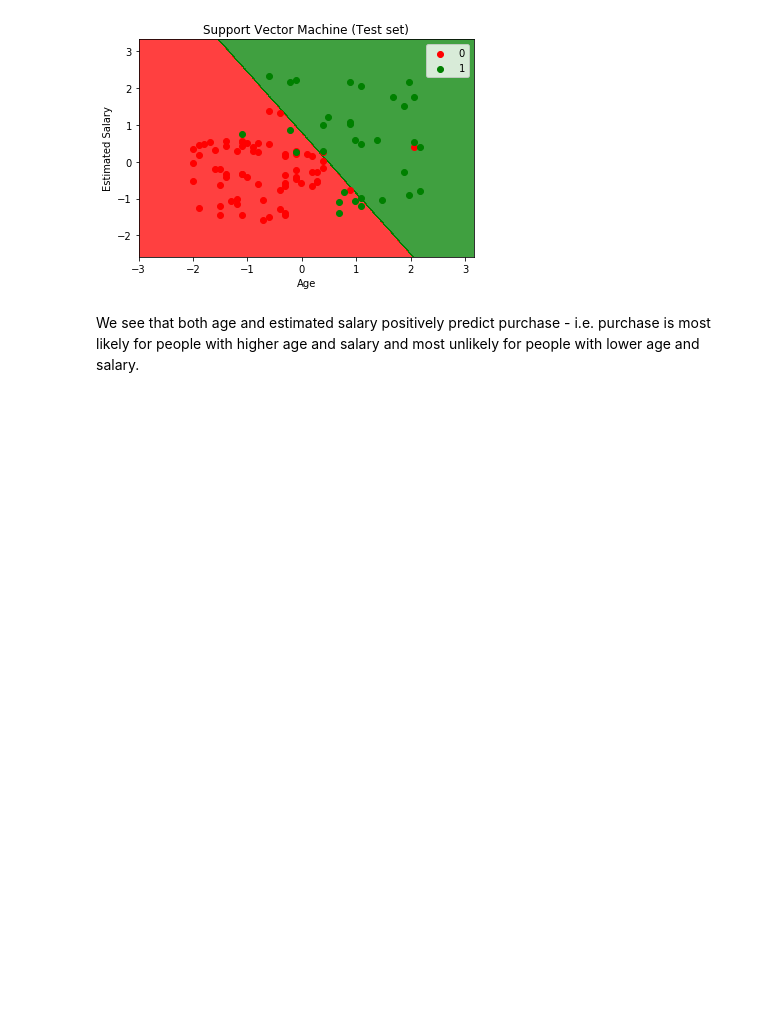
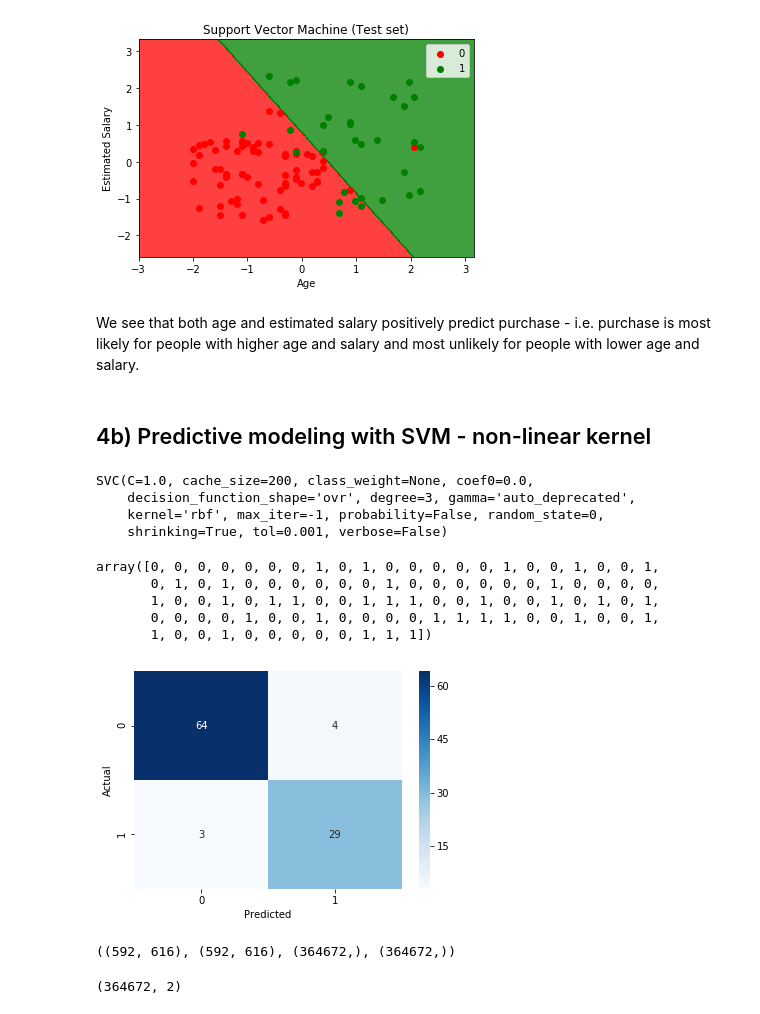
Before and after one commit to KarimaCha/nf_support_vector_machines, a Jupyter notebook: Support_Vector_Machines_Codealong_Karima.ipynb, the cells around one changed output. Saved outputs shown, nothing was run; the diff lists cells and outputs as text; code cells hidden in the pictures; blank space fills up the shorter version.

```diff
--- a/Support_Vector_Machines_Codealong_Karima.ipynb
+++ b/Support_Vector_Machines_Codealong_Karima.ipynb
@@ -212,3 +214,61 @@ plt.show();
 [figure]
 # %% [markdown]
 We see that both age and estimated salary positively predict purchase - i.e. purchase is most likely for people with higher age and salary and most unlikely for people with lower age and salary.
+# %% [markdown]
+## 4b) Predictive modeling with SVM - non-linear kernel
+# %%
+# fit the SV classifier to the train set
+
+from sklearn.svm import SVC
+classifier = SVC(random_state = 0)  # kernel = 'linear',
+classifier.fit(X_train, y_train)
+# %% [output]
+SVC(C=1.0, cache_size=200, class_weight=None, coef0=0.0,
+    decision_function_shape='ovr', degree=3, gamma='auto_deprecated',
+    kernel='rbf', max_iter=-1, probability=False, random_state=0,
+    shrinking=True, tol=0.001, verbose=False)
+# %%
+# make predictions for the test set
+
+y_pred = classifier.predict(X_test)
+y_pred
+# %% [output]
+array([0, 0, 0, 0, 0, 0, 0, 1, 0, 1, 0, 0, 0, 0, 0, 1, 0, 0, 1, 0, 0, 1,
+       0, 1, 0, 1, 0, 0, 0, 0, 0, 0, 1, 0, 0, 0, 0, 0, 0, 1, 0, 0, 0, 0,
+       1, 0, 0, 1, 0, 1, 1, 0, 0, 1, 1, 1, 0, 0, 1, 0, 0, 1, 0, 1, 0, 1,
+       0, 0, 0, 0, 1, 0, 0, 1, 0, 0, 0, 0, 1, 1, 1, 1, 0, 0, 1, 0, 0, 1,
+       1, 0, 0, 1, 0, 0, 0, 0, 0, 1, 1, 1])
+# %%
+# build and plot the Confusion Matrix
+
+from sklearn.metrics import confusion_matrix
+import seaborn as sns
+
+cm = confusion_matrix(y_test, y_pred)
+tn, fp, fn, tp = cm.ravel()
+
+sns.heatmap(cm, cmap='Blues', annot=True)
+plt.ylabel('Actual')
+plt.xlabel('Predicted');
+# %% [output]
+[figure, added]
+# %%
+# preprate visualization of training set results
+
+# this makes a 2D meshgrid based on two vectors/arrays:
+#  - in x-direction: based on the standardized 'Age' feature, in steps of 0.01 from min-1 to max+1
+#  - in y-direction: based on the standardized 'EstimatedSalary' feature, in steps of 0.01 from min-1 to max+1
+
+from matplotlib.colors import ListedColormap
+
+X_set, y_set = X_train, y_train
+X1, X2 = np.meshgrid(np.arange(start = X_set[:, 0].min() - 1, stop = X_set[:, 0].max() + 1, step = 0.01),
+                     np.arange(start = X_set[:, 1].min() - 1, stop = X_set[:, 1].max() + 1, step = 0.01))
+
+X1.shape, X2.shape,   X1.ravel().shape, X2.ravel().shape
+# %% [output]
+((592, 616), (592, 616), (364672,), (364672,))
+# %%
+np.array([X1.ravel(), X2.ravel()]).T.shape
+# %% [output]
+(364672, 2)
```
Also changed, not shown: parts of 6 cells of this notebook, 3 other files.
